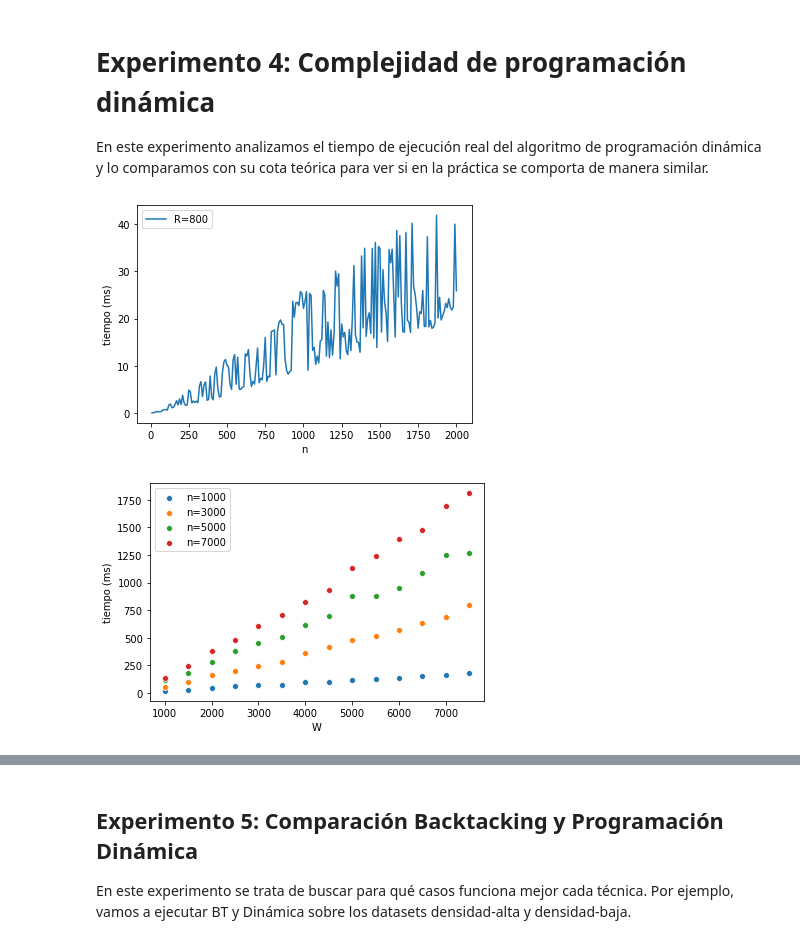
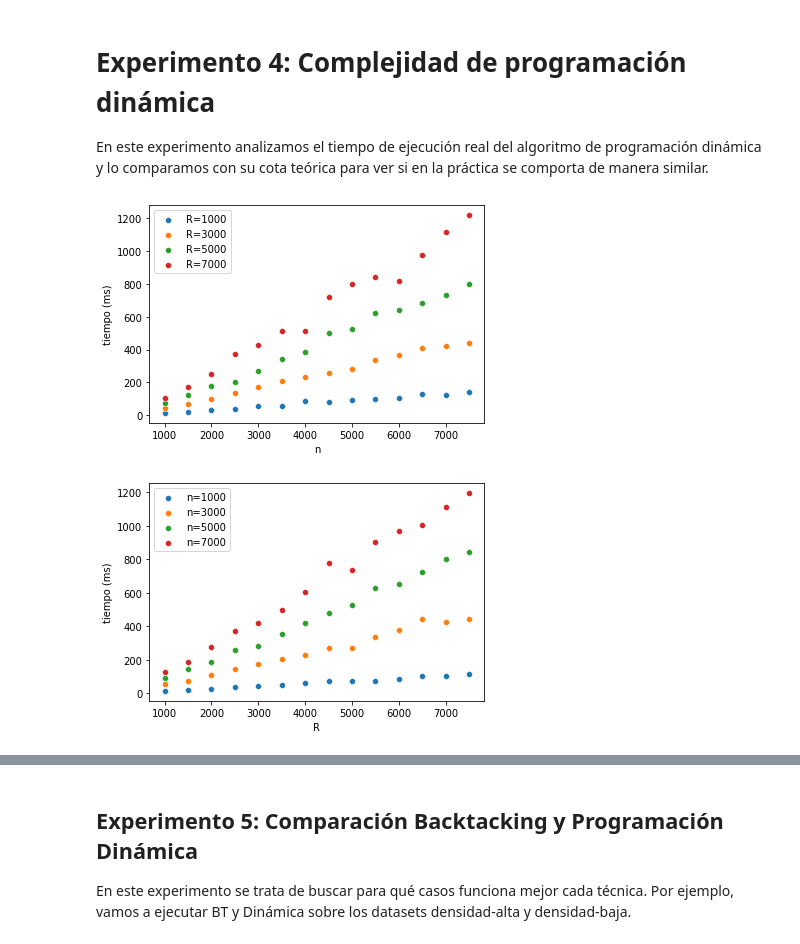
Before and after one commit to nahuelcastro/JamboTubo, a Jupyter notebook: python/analisis.ipynb, the cells around one changed output, grey strips where cells are left out. Saved outputs shown, nothing was run; the diff lists cells and outputs as text; code cells hidden in the pictures.

```diff
--- a/python/analisis.ipynb
+++ b/python/analisis.ipynb
@@ -31,7 +31,7 @@ Los métodos evaluados en este notebook son los siguientes:
 # Experimentos
 Leemos el dataframe con todos los resultados.
 # %%
-df_resultados = pd.read_csv("resultados/resultado.csv");
+df_resultados = pd.read_csv("resultados/resultado_viejo.csv");
 df_resultados.head()
 # %% [output]
 |  | dataset | n | R | metodo | tiempo |
@@ -153,26 +157,26 @@ plt.savefig("graficos/bt-podas-baja-zoom.svg");
 En este experimento analizamos el tiempo de ejecución real del algoritmo de programación dinámica y lo comparamos con su cota teórica para ver si en la práctica se comporta de manera similar.
 # %%
 # Graficamos la evolución del tiempo de ejecución en función de n, con cortes en distintos W.
-df_dinamica = df_resultados[(df_resultados["metodo"]=="DP") & (df_resultados["dataset"]=="r_fijo")].copy();
-fig = sns.scatterplot(data=df_dinamica[df_dinamica["R"]==800], x='n', y='tiempo');
-fig = sns.scatterplot(data=df_dinamica[df_dinamica["R"]==2997], x='n', y='tiempo');
+df_dinamica = df_resultados[(df_resultados["metodo"]=="DP") & (df_resultados["dataset"]=="dinamica")].copy();
+fig = sns.scatterplot(data=df_dinamica[df_dinamica["R"]==1000], x='n', y='tiempo');
+fig = sns.scatterplot(data=df_dinamica[df_dinamica["R"]==3000], x='n', y='tiempo');
 fig = sns.scatterplot(data=df_dinamica[df_dinamica["R"]==5000], x='n', y='tiempo');
-fig = sns.scatterplot(data=df_dinamica[df_dinamica["R"]==8999], x='n', y='tiempo');
-fig.legend(labels=['R=800','R=2997','R=5000','R=8999']);
+fig = sns.scatterplot(data=df_dinamica[df_dinamica["R"]==7000], x='n', y='tiempo');
+fig.legend(labels=['R=1000','R=3000','R=5000','R=7000']);
 fig.set(xlabel='n', ylabel='tiempo (ms)');
-plt.savefig("graficos/dp-n.svg");
+plt.savefig("graficos/dp-n.png");
 # %% [output]
-[figure, old version]
+[figure, new version]
 # %%
 # Graficamos la evolución del tiempo de ejecución en función de W, con cortes en distintos n.
 df_dinamica = df_resultados[(df_resultados["metodo"]=="DP") & (df_resultados["dataset"]=="dinamica")].copy();
-fig = sns.scatterplot(data=df_dinamica[df_dinamica["n"]==1000], x='W', y='tiempo');
-fig = sns.scatterplot(data=df_dinamica[df_dinamica["n"]==3000], x='W', y='tiempo');
-fig = sns.scatterplot(data=df_dinamica[df_dinamica["n"]==5000], x='W', y='tiempo');
-fig = sns.scatterplot(data=df_dinamica[df_dinamica["n"]==7000], x='W', y='tiempo');
+fig = sns.scatterplot(data=df_dinamica[df_dinamica["n"]==1000], x='R', y='tiempo');
+fig = sns.scatterplot(data=df_dinamica[df_dinamica["n"]==3000], x='R', y='tiempo');
+fig = sns.scatterplot(data=df_dinamica[df_dinamica["n"]==5000], x='R', y='tiempo');
+fig = sns.scatterplot(data=df_dinamica[df_dinamica["n"]==7000], x='R', y='tiempo');
 fig.legend(labels=['n=1000','n=3000','n=5000','n=7000']);
-fig.set(xlabel='W', ylabel='tiempo (ms)');
-plt.savefig("graficos/dp-W.svg");
+fig.set(xlabel='R', ylabel='tiempo (ms)');
+plt.savefig("graficos/dp-R.png");
 # %% [output]
-[figure, old version]
+[figure, new version]
 # %%
```
Also changed, not shown: parts of 16 cells of this notebook, 33 other files.
